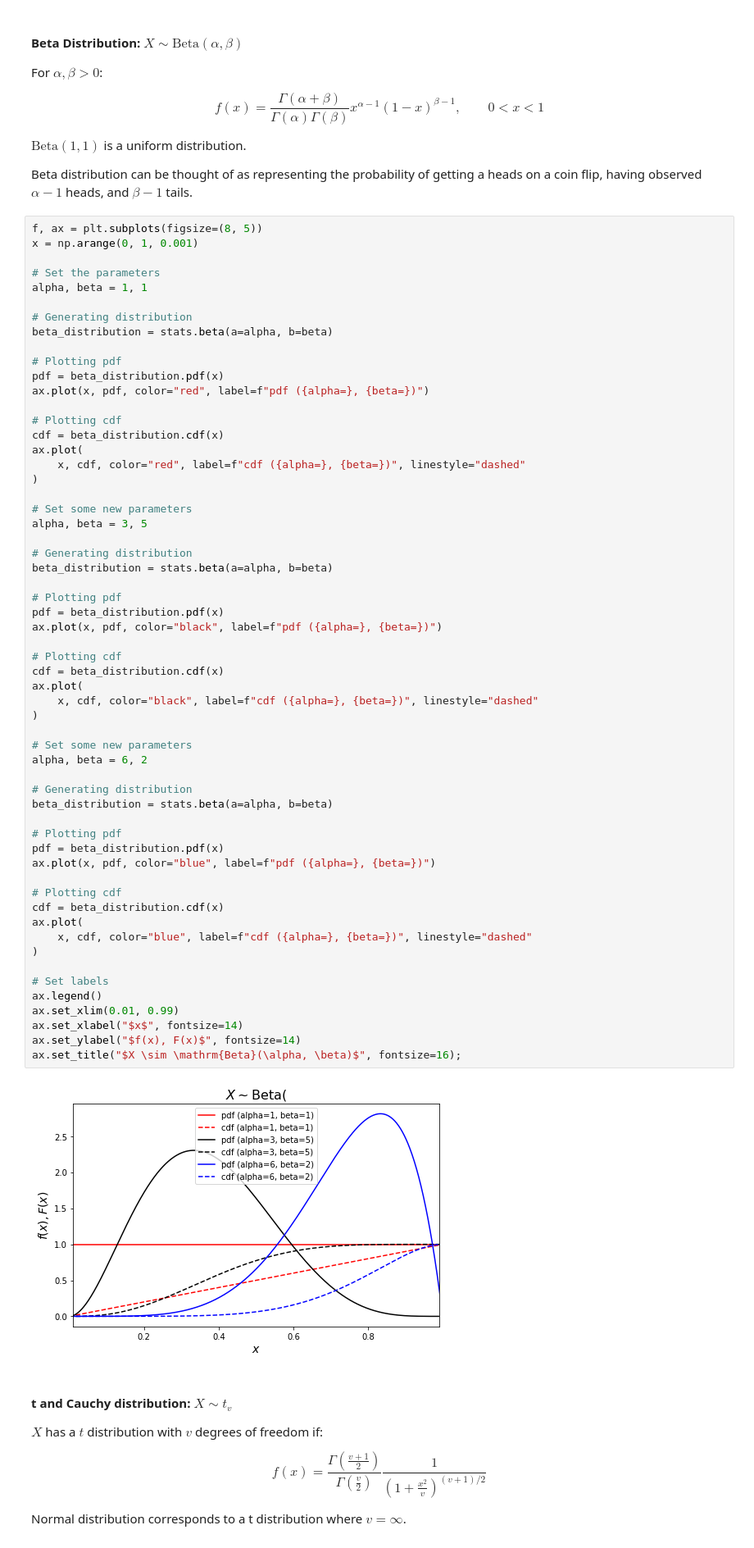
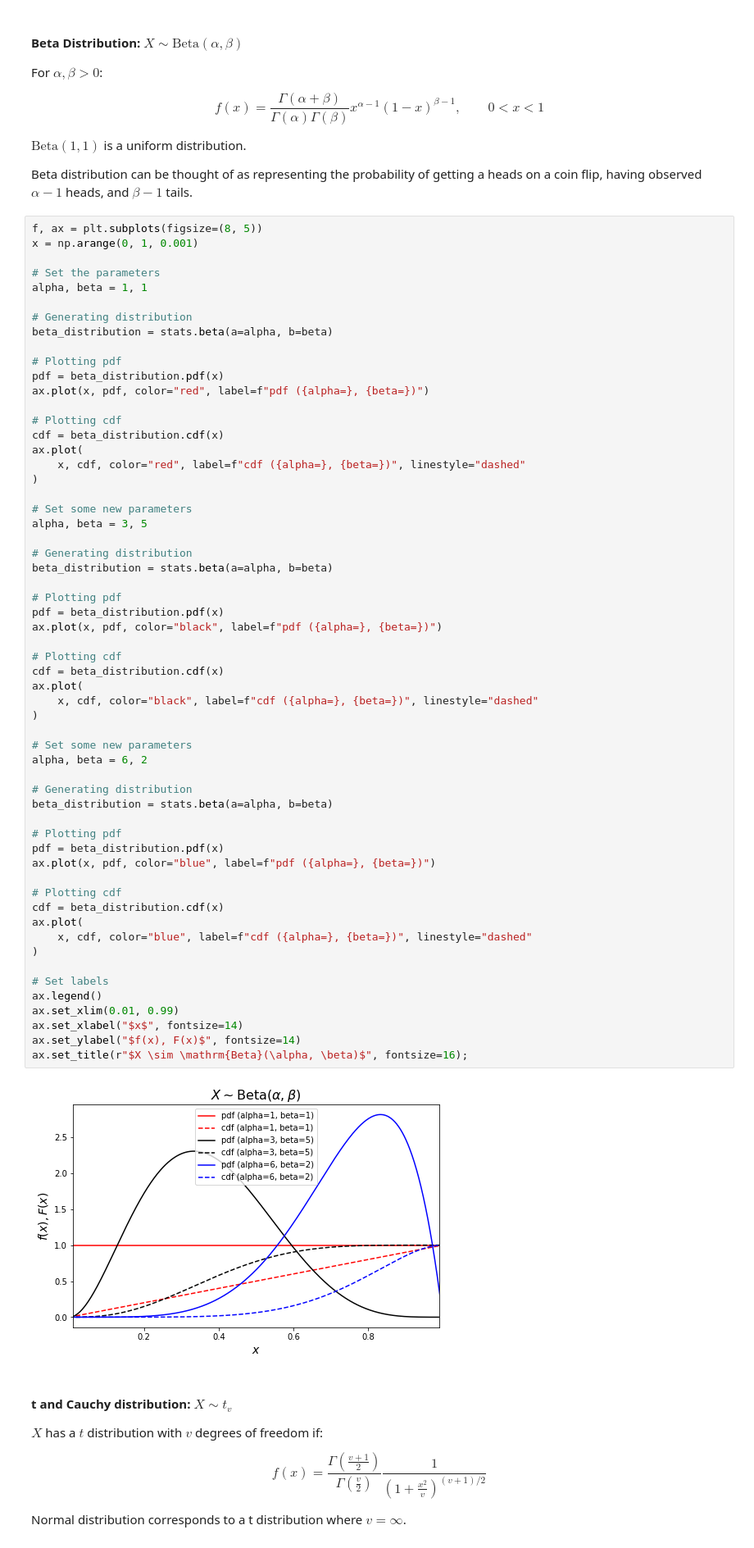
Before and after one commit to glsdown/all-of-statistics, a Jupyter notebook: 01-probability/01.02-random-variables.ipynb, the cells around one changed output. Shown at 82% size. Cells and saved outputs as stored; diff of their text form.

```diff
--- a/01-probability/01.02-random-variables.ipynb
+++ b/01-probability/01.02-random-variables.ipynb
@@ -648,35 +648,35 @@ pdf = beta_distribution.pdf(x)
 ax.plot(x, pdf, color="black", label=f"pdf ({alpha=}, {beta=})")
 
 # Plotting cdf
 cdf = beta_distribution.cdf(x)
 ax.plot(
     x, cdf, color="black", label=f"cdf ({alpha=}, {beta=})", linestyle="dashed"
 )
 
 # Set some new parameters
 alpha, beta = 6, 2
 
 # Generating distribution
 beta_distribution = stats.beta(a=alpha, b=beta)
 
 # Plotting pdf
 pdf = beta_distribution.pdf(x)
 ax.plot(x, pdf, color="blue", label=f"pdf ({alpha=}, {beta=})")
 
 # Plotting cdf
 cdf = beta_distribution.cdf(x)
 ax.plot(
     x, cdf, color="blue", label=f"cdf ({alpha=}, {beta=})", linestyle="dashed"
 )
 
 # Set labels
 ax.legend()
 ax.set_xlim(0.01, 0.99)
 ax.set_xlabel("$x$", fontsize=14)
 ax.set_ylabel("$f(x), F(x)$", fontsize=14)
-ax.set_title("$X \sim \mathrm{Beta}(\alpha, \beta)$", fontsize=16);
+ax.set_title(r"$X \sim \mathrm{Beta}(\alpha, \beta)$", fontsize=16);
 # %% [output]
-[figure, old version]
+[figure, new version]
 # %% [markdown]
 #### t and Cauchy distribution: $X \sim t_v$
 
```
Also changed, not shown: parts of 16 cells of this notebook.
